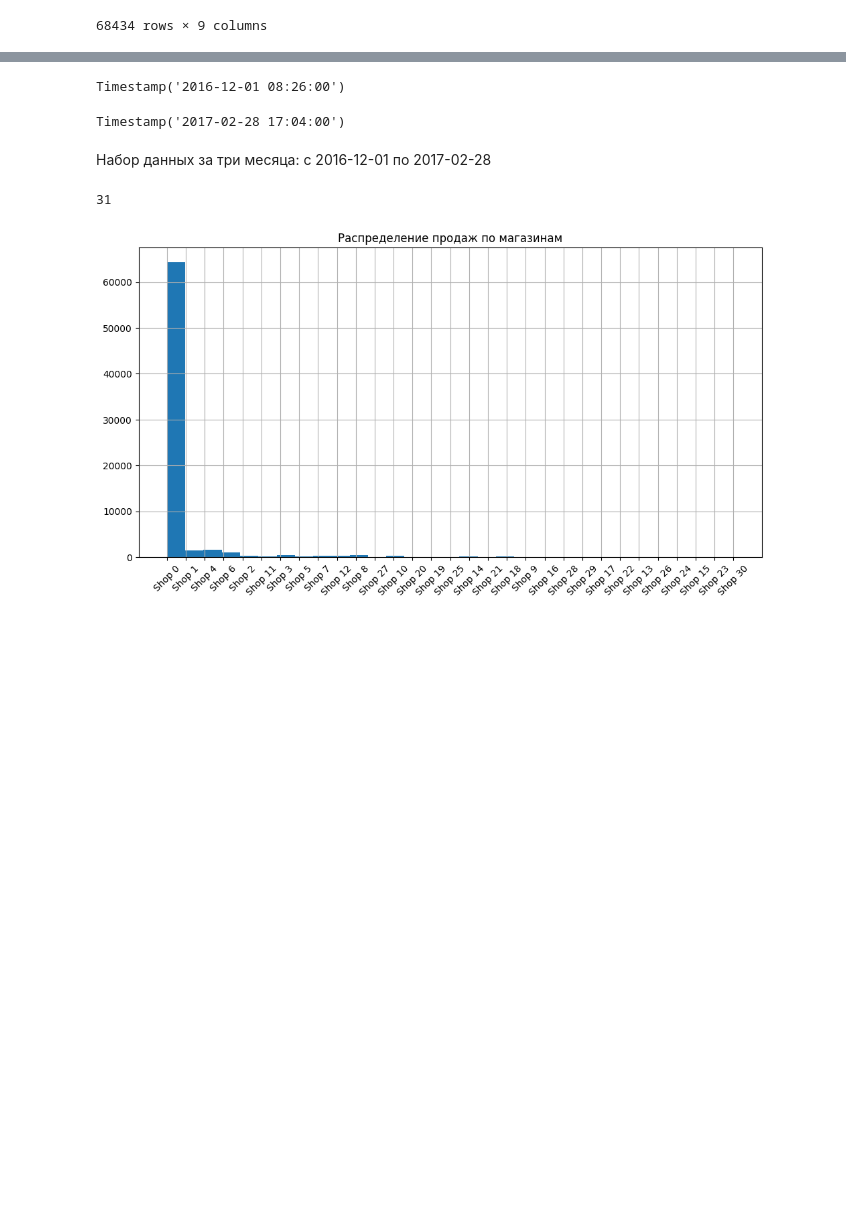
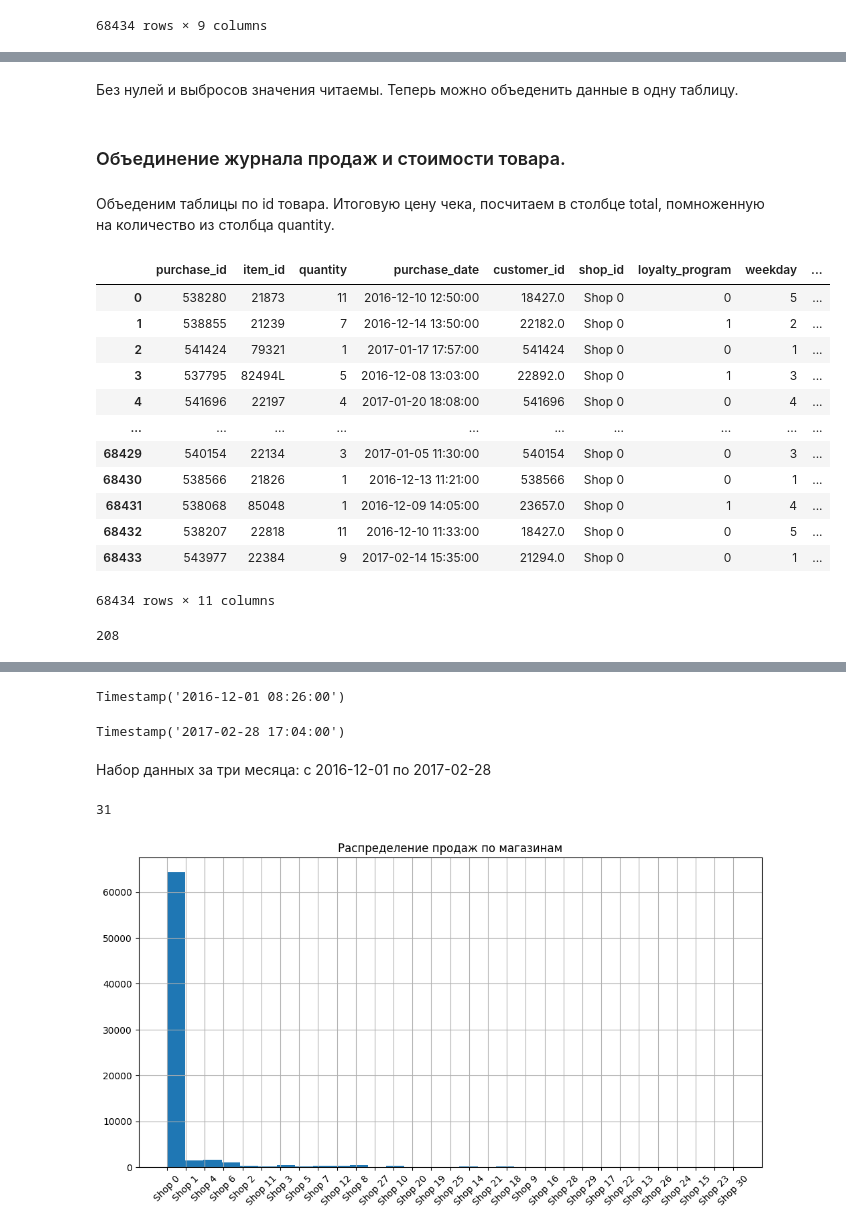
Before and after one commit to akirionenko/senior_progect, a Jupyter notebook: senior_project_1.ipynb, the cells around one changed output, grey strips where cells are left out. Cells and saved outputs as stored; diff of their text form; code cells hidden in the pictures; blank space fills up the shorter version.

```diff
--- a/senior_project_1.ipynb
+++ b/senior_project_1.ipynb
@@ -492,0 +504,31 @@ retail
+# %% [markdown]
+Без нулей и выбросов значения читаемы. Теперь можно объеденить данные в одну таблицу.
+# %% [markdown]
+### Объединение журнала продаж и стоимости товара.
+# %% [markdown]
+Объеденим таблицы по id товара. Итоговую цену чека, посчитаем в столбце total, помноженную на количество из столбца quantity.
+# %%
+#объединение таблиц
+data = retail.merge(product, on='item_id', how='left')
+# расчет стоимости
+data['total'] = data['price'] * data['quantity']
+data
+# %% [output]
+|  | purchase_id | item_id | quantity | purchase_date | customer_id | shop_id | loyalty_program | weekday | ... |
+| 0 | 538280 | 21873 | 11 | 2016-12-10 12:50:00 | 18427.0 | Shop 0 | 0 | 5 | ... |
+| 1 | 538855 | 21239 | 7 | 2016-12-14 13:50:00 | 22182.0 | Shop 0 | 1 | 2 | ... |
+| 2 | 541424 | 79321 | 1 | 2017-01-17 17:57:00 | 541424 | Shop 0 | 0 | 1 | ... |
+| 3 | 537795 | 82494L | 5 | 2016-12-08 13:03:00 | 22892.0 | Shop 0 | 1 | 3 | ... |
+| 4 | 541696 | 22197 | 4 | 2017-01-20 18:08:00 | 541696 | Shop 0 | 0 | 4 | ... |
+| ... | ... | ... | ... | ... | ... | ... | ... | ... | ... |
+| 68429 | 540154 | 22134 | 3 | 2017-01-05 11:30:00 | 540154 | Shop 0 | 0 | 3 | ... |
+| 68430 | 538566 | 21826 | 1 | 2016-12-13 11:21:00 | 538566 | Shop 0 | 0 | 1 | ... |
+| 68431 | 538068 | 85048 | 1 | 2016-12-09 14:05:00 | 23657.0 | Shop 0 | 1 | 4 | ... |
+| 68432 | 538207 | 22818 | 11 | 2016-12-10 11:33:00 | 18427.0 | Shop 0 | 0 | 5 | ... |
+| 68433 | 543977 | 22384 | 9 | 2017-02-14 15:35:00 | 21294.0 | Shop 0 | 0 | 1 | ... |
+68434 rows × 11 columns
+# %%
+#посчитаем товары без цены
+data['total'].isna().sum()
+# %% [output]
+208
```
Also changed, not shown: parts of 4 cells of this notebook.
